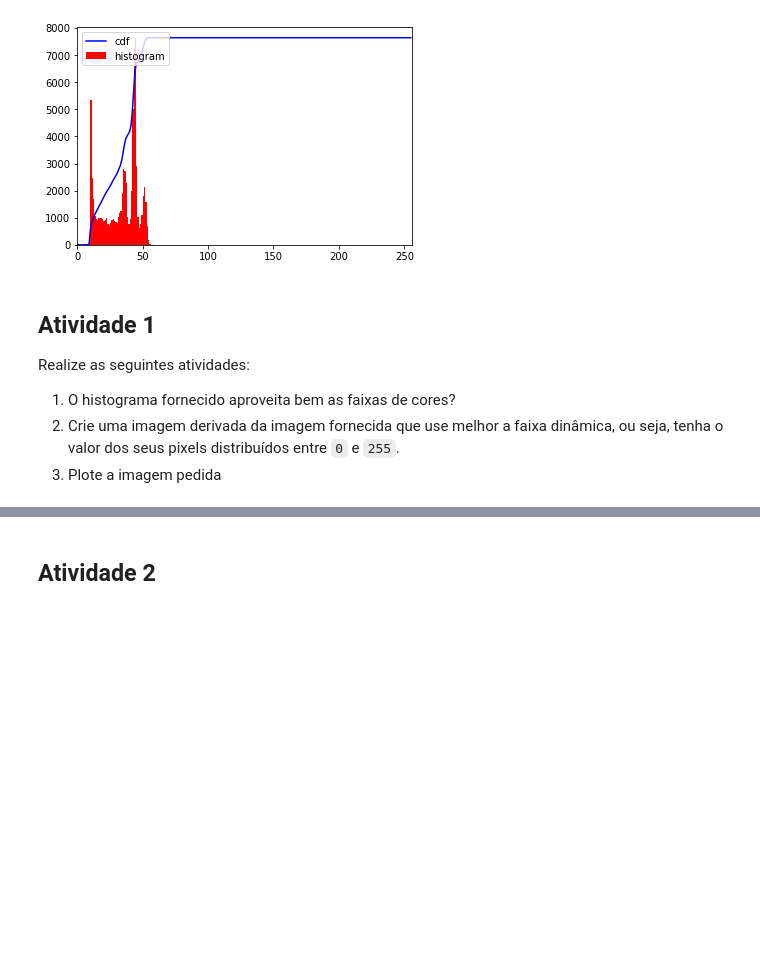
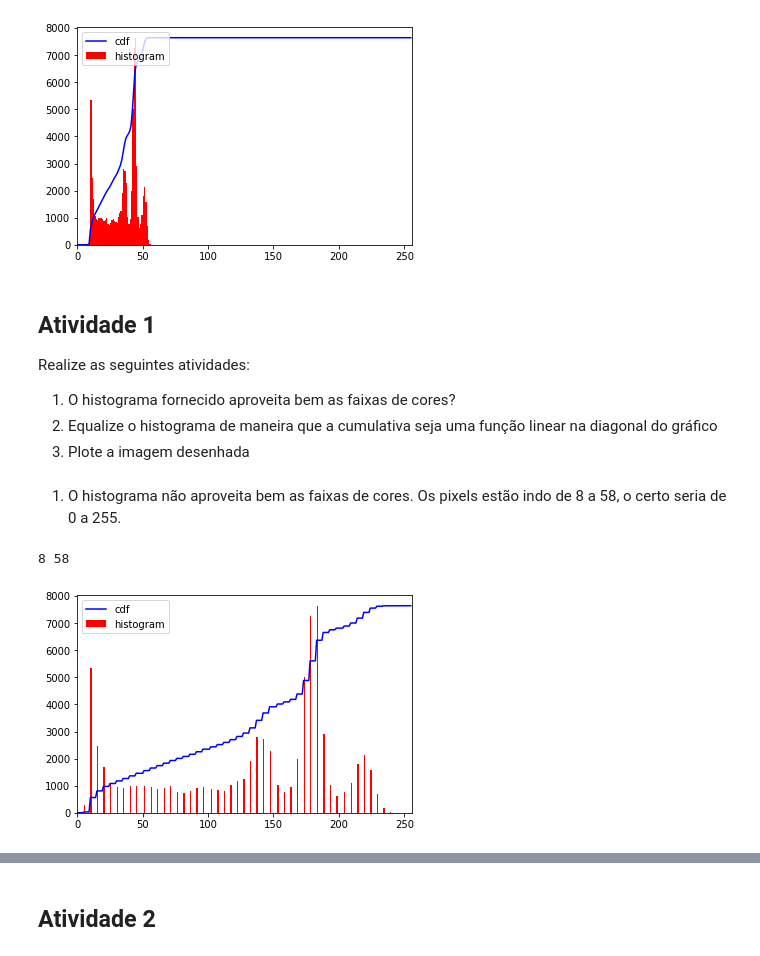
Before and after one commit to Andre-Weber/Robotica-Computacional.2019.1, a Jupyter notebook: aula_01/Atividade1_Visao.ipynb, the cells around one changed output, grey strips where cells are left out. Drawn from its saved outputs; the diff is of its cells as text; code cells hidden in the pictures; blank space fills up the shorter version.

```diff
--- a/aula_01/Atividade1_Visao.ipynb
+++ b/aula_01/Atividade1_Visao.ipynb
@@ -48,5 +48,34 @@ plt.show()
 Realize as seguintes atividades:
 
 1. O histograma fornecido aproveita bem as faixas de cores?
-2. Crie uma imagem derivada da imagem fornecida que use melhor a faixa dinâmica, ou seja, tenha o valor dos seus pixels distribuídos entre `0` e `255`.
-3. Plote a imagem pedida
+2. Equalize o histograma de maneira que a cumulativa seja uma função linear na diagonal do gráfico
+3. Plote a imagem desenhada
+# %% [markdown]
+1) O histograma não aproveita bem as faixas de cores. Os pixels estão indo de 8 a 58, o certo seria de 0 a 255.
+# %%
+min_pix = np.min(rintin_gray)
+max_pix = np.max(rintin_gray)
+print(min_pix, max_pix)
+# %% [output]
+8 58
+# %%
+min = rintin_gray.min()
+max = rintin_gray.max()
+saida = rintin_gray.copy()
+
+for i in range(rintin_gray.shape[0]):
+    for j in range(rintin_gray.shape[1]):
+        saida[i][j] = ((rintin_gray[i][j] - min)*255)/(max-min)
+
+hist,bins = np.histogram(saida.flatten(),256,[0,256])
+
+cdf = hist.cumsum()
+cdf_normalized = cdf * hist.max()/ cdf.max()
+
+plt.plot(cdf_normalized, color = 'b')
+plt.hist(saida.flatten(),256,[0,256], color = 'r')
+plt.xlim([0,256])
+plt.legend(('cdf','histogram'), loc = 'upper left')
+plt.show()
+# %% [output]
+[figure, added]
```
Also changed, not shown: parts of 9 cells of this notebook, 8 other files.
